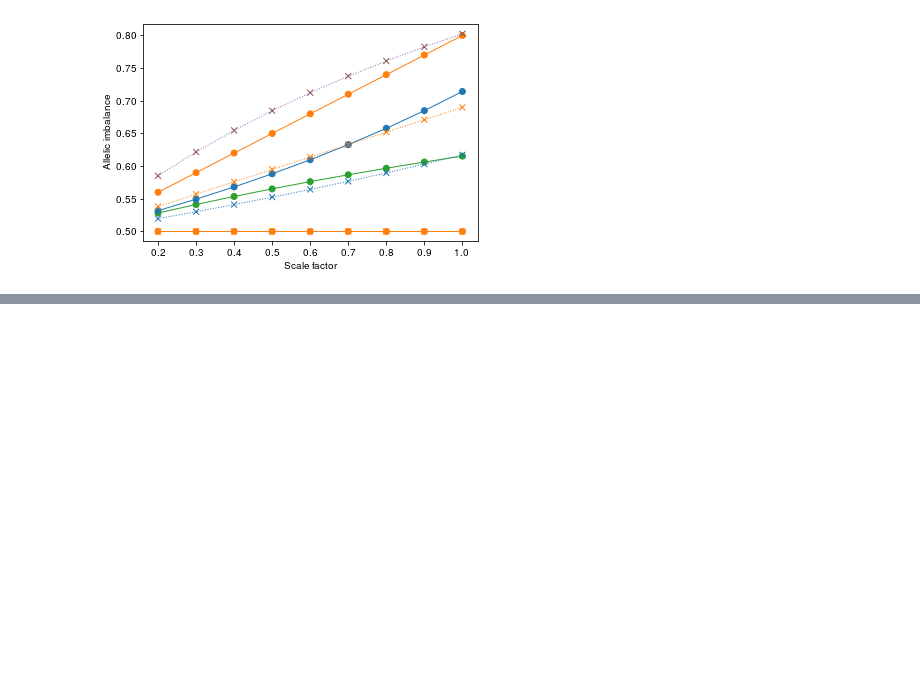
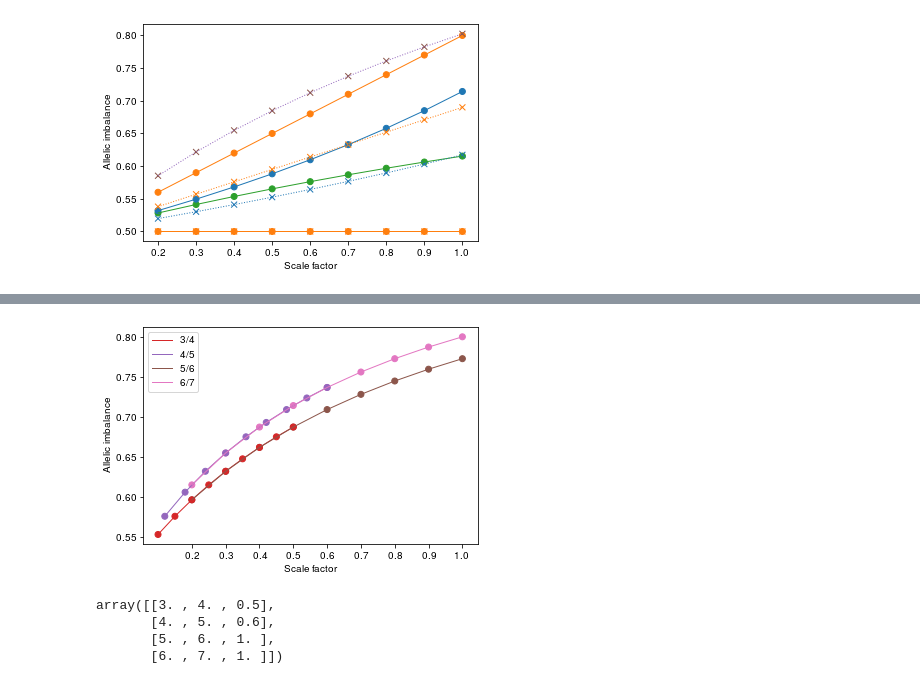
Before and after one commit to getzlab/HapASeg, a Jupyter notebook: 98_allelic_imbalance_notes.ipynb, the cells around one changed output, grey strips where cells are left out. Cells and saved outputs as stored; diff of their text form; code cells hidden in the pictures; blank space fills up the shorter version.

```diff
--- a/98_allelic_imbalance_notes.ipynb
+++ b/98_allelic_imbalance_notes.ipynb
@@ -160,0 +177,23 @@ plt.ylabel("Allelic imbalance");
+# %%
+plt.figure(127); plt.clf()
+for a in 0.6*np.r_[0.2:1.1:0.1]:
+    plt.scatter(a*np.r_[0.5, 0.6, 1, 1], imb(a, np.r_[3, 4, 5, 6], np.r_[4, 5, 6, 7]), c = np.array(colors)[np.r_[4, 5, 6, 7] - 1])
+
+for na, tau, c in np.c_[np.r_[3, 4, 5, 6], np.r_[4, 5, 6, 7], np.r_[0.5, 0.6, 1, 1]]:
+    plt.plot(0.6*c*np.r_[0.2:1.1:0.1], imb(0.6*np.r_[0.2:1.1:0.1], na, tau), color = colors[int(tau) - 1])
+
+plt.xticks(0.6*np.r_[0.2:1.1:0.1], [f"{x:0.2}" for x in np.r_[0.2:1.1:0.1]])
+
+plt.xlabel("Scale factor")
+plt.ylabel("Allelic imbalance");
+
+plt.legend(["3/4", "4/5", "5/6", "6/7"]);
+# %% [output]
+[figure, added]
+# %%
+np.c_[np.r_[3, 4, 5, 6], np.r_[4, 5, 6, 7], np.r_[0.5, 0.6, 1, 1]]
+# %% [output]
+array([[3. , 4. , 0.5],
+       [4. , 5. , 0.6],
+       [5. , 6. , 1. ],
+       [6. , 7. , 1. ]])
```
Also changed, not shown: parts of 1 cell of this notebook, 1 other file.
